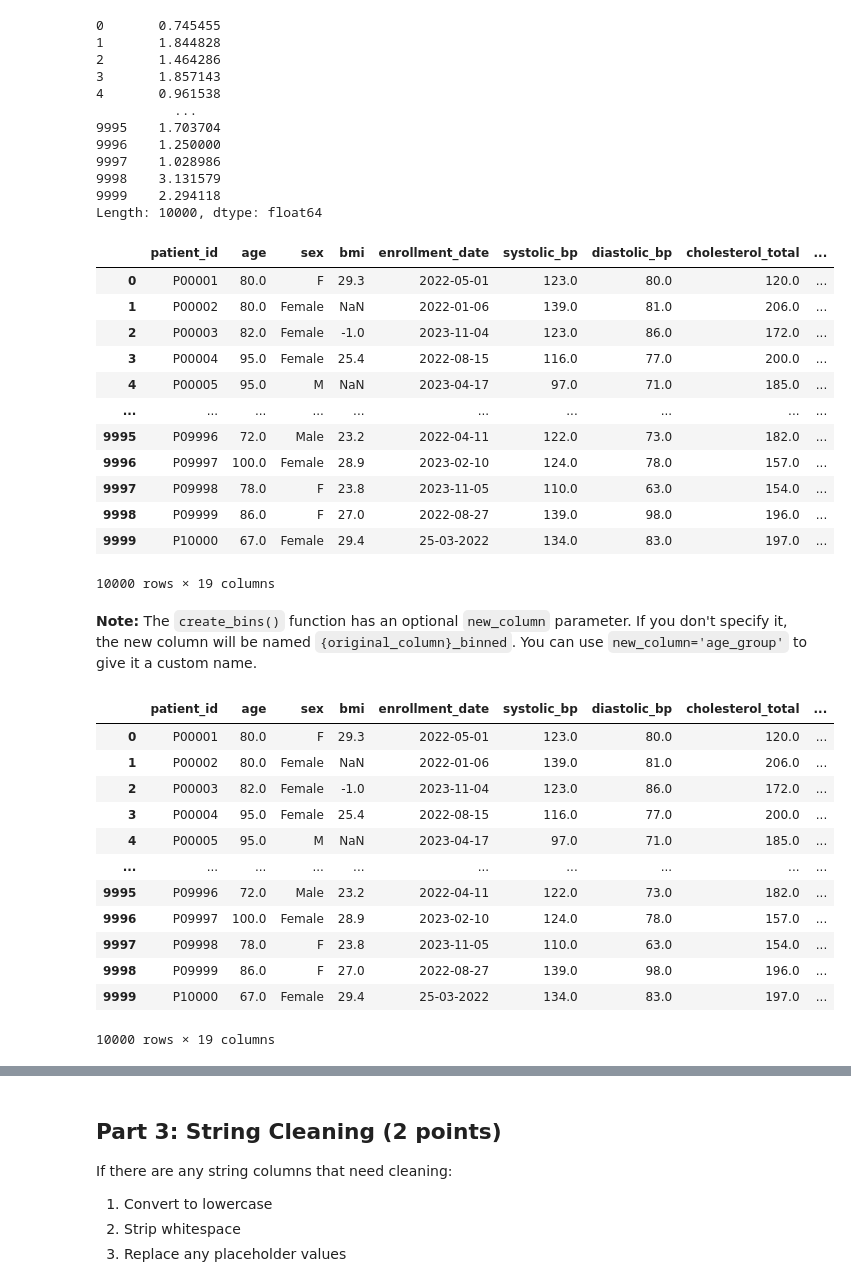
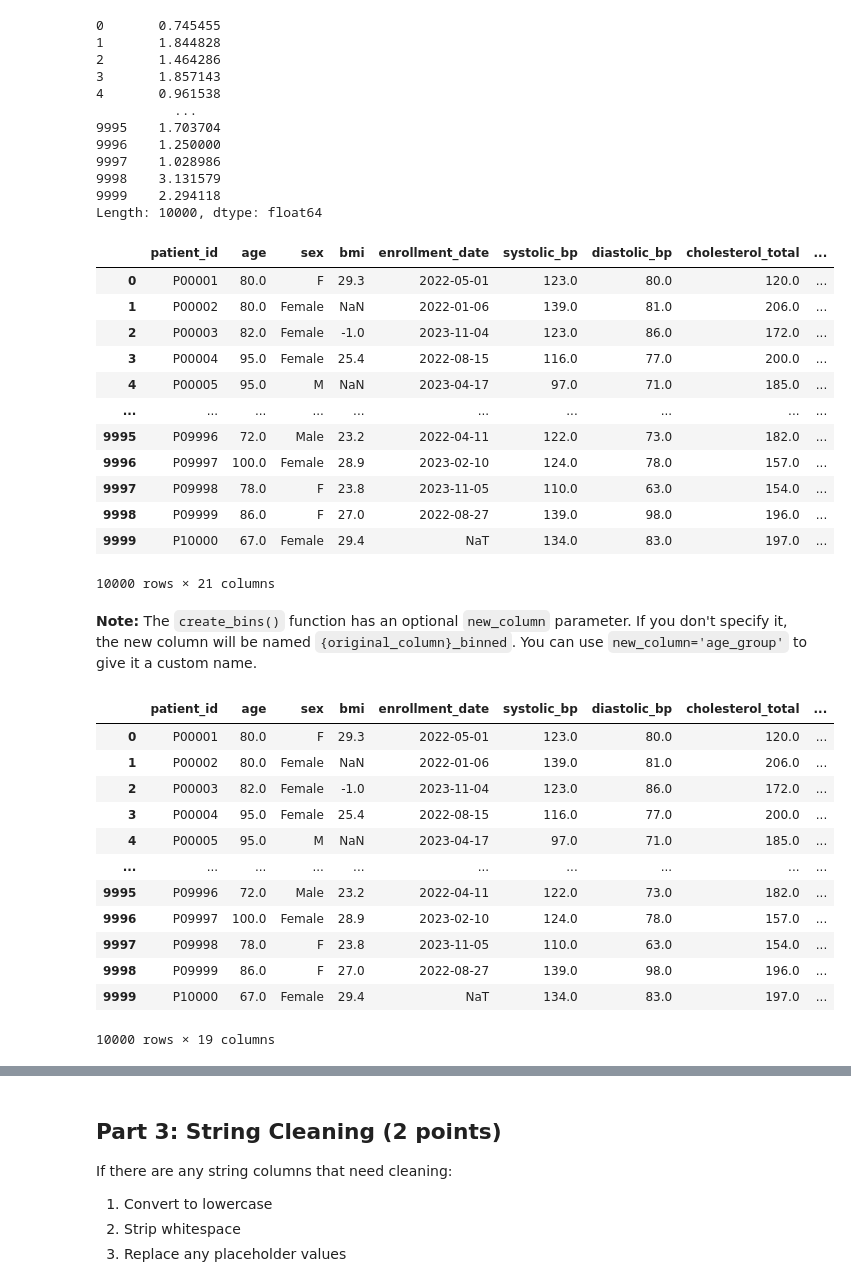
Before and after one commit to UCSF-DataSci/ds217-midterm-Dellaraam, a Jupyter notebook: q6_transformation.ipynb, the cells around one changed output, grey strips where cells are left out. Cells and saved outputs as stored; diff of their text form; code cells hidden in the pictures.

```diff
--- a/q6_transformation.ipynb
+++ b/q6_transformation.ipynb
@@ -64,12 +64,12 @@ Loaded 10000 patients
 type_map = {
         'enrollment_date': 'datetime',
         'site': 'category',
-        'intervention_group': 'category'
+        'intervention_group': 'category',
     }
 # 1. Use transform_types() to convert enrollment_date to datetime
-#df_transformed = transform_types(clean_data(df), type_map)
+df_transformed = transform_types(clean_data(df), type_map)
 # 2. Convert categorical columns ('site', 'intervention_group', 'sex') to category dtype
 # 3. Ensure all numeric columns are proper numeric types
 # 4. Display the updated dtypes using
-#df_transformed.dtypes
+df_transformed.dtypes
 # %% [output]
@@ -111,26 +129,28 @@ print(chlesterol_ratio)
 Length: 10000, dtype: float64
 # %%
 # TODO: Categorize blood pressure
-create_bins(df, column='systolic_bp', bins = [0, 120, 130, 200], labels=['Normal','Elevated', 'High'])
+df_transformed = create_bins(df_transformed, column='systolic_bp', bins = [0, 120, 130, 200], labels=['Normal','Elevated', 'High'], new_column="bp_group")
+display(df_transformed)
 # %% [output]
 |  | patient_id | age | sex | bmi | enrollment_date | systolic_bp | diastolic_bp | cholesterol_total | ... |
 | 0 | P00001 | 80.0 | F | 29.3 | 2022-05-01 | 123.0 | 80.0 | 120.0 | ... |
 | 1 | P00002 | 80.0 | Female | NaN | 2022-01-06 | 139.0 | 81.0 | 206.0 | ... |
 | 2 | P00003 | 82.0 | Female | -1.0 | 2023-11-04 | 123.0 | 86.0 | 172.0 | ... |
 | 3 | P00004 | 95.0 | Female | 25.4 | 2022-08-15 | 116.0 | 77.0 | 200.0 | ... |
 | 4 | P00005 | 95.0 | M | NaN | 2023-04-17 | 97.0 | 71.0 | 185.0 | ... |
 | ... | ... | ... | ... | ... | ... | ... | ... | ... | ... |
 | 9995 | P09996 | 72.0 | Male | 23.2 | 2022-04-11 | 122.0 | 73.0 | 182.0 | ... |
 | 9996 | P09997 | 100.0 | Female | 28.9 | 2023-02-10 | 124.0 | 78.0 | 157.0 | ... |
 | 9997 | P09998 | 78.0 | F | 23.8 | 2023-11-05 | 110.0 | 63.0 | 154.0 | ... |
 | 9998 | P09999 | 86.0 | F | 27.0 | 2022-08-27 | 139.0 | 98.0 | 196.0 | ... |
-| 9999 | P10000 | 67.0 | Female | 29.4 | 25-03-2022 | 134.0 | 83.0 | 197.0 | ... |
+| 9999 | P10000 | 67.0 | Female | 29.4 | NaT | 134.0 | 83.0 | 197.0 | ... |
-10000 rows × 19 columns
+10000 rows × 21 columns
 # %% [markdown]
 **Note:** The `create_bins()` function has an optional `new_column` parameter. If you don't specify it, the new column will be named `{original_column}_binned`. You can use `new_column='age_group'` to give it a custom name.
 # %%
 # TODO: Create age groups
-create_bins(df, column='age', bins=[0, 40, 55, 70, 100], labels=['<40', '40-54', '55-69', '70+'], new_column='age_group')
+df_transformed = create_bins(df_transformed, column='age', bins=[0, 40, 55, 70, 100], labels=['<40', '40-54', '55-69', '70+'], new_column='age_group')
+display(df_transformed)
 # %% [output]
 |  | patient_id | age | sex | bmi | enrollment_date | systolic_bp | diastolic_bp | cholesterol_total | ... |
 | 0 | P00001 | 80.0 | F | 29.3 | 2022-05-01 | 123.0 | 80.0 | 120.0 | ... |
@@ -143,7 +163,7 @@ create_bins(df, column='age', bins=[0, 40, 55, 70, 100], labels=['<40', '40-54',
 | 9996 | P09997 | 100.0 | Female | 28.9 | 2023-02-10 | 124.0 | 78.0 | 157.0 | ... |
 | 9997 | P09998 | 78.0 | F | 23.8 | 2023-11-05 | 110.0 | 63.0 | 154.0 | ... |
 | 9998 | P09999 | 86.0 | F | 27.0 | 2022-08-27 | 139.0 | 98.0 | 196.0 | ... |
-| 9999 | P10000 | 67.0 | Female | 29.4 | 25-03-2022 | 134.0 | 83.0 | 197.0 | ... |
+| 9999 | P10000 | 67.0 | Female | 29.4 | NaT | 134.0 | 83.0 | 197.0 | ... |
 10000 rows × 19 columns
 # %%
 # TODO: Create BMI categories
```
Also changed, not shown: parts of 7 cells of this notebook, 7 other files.
